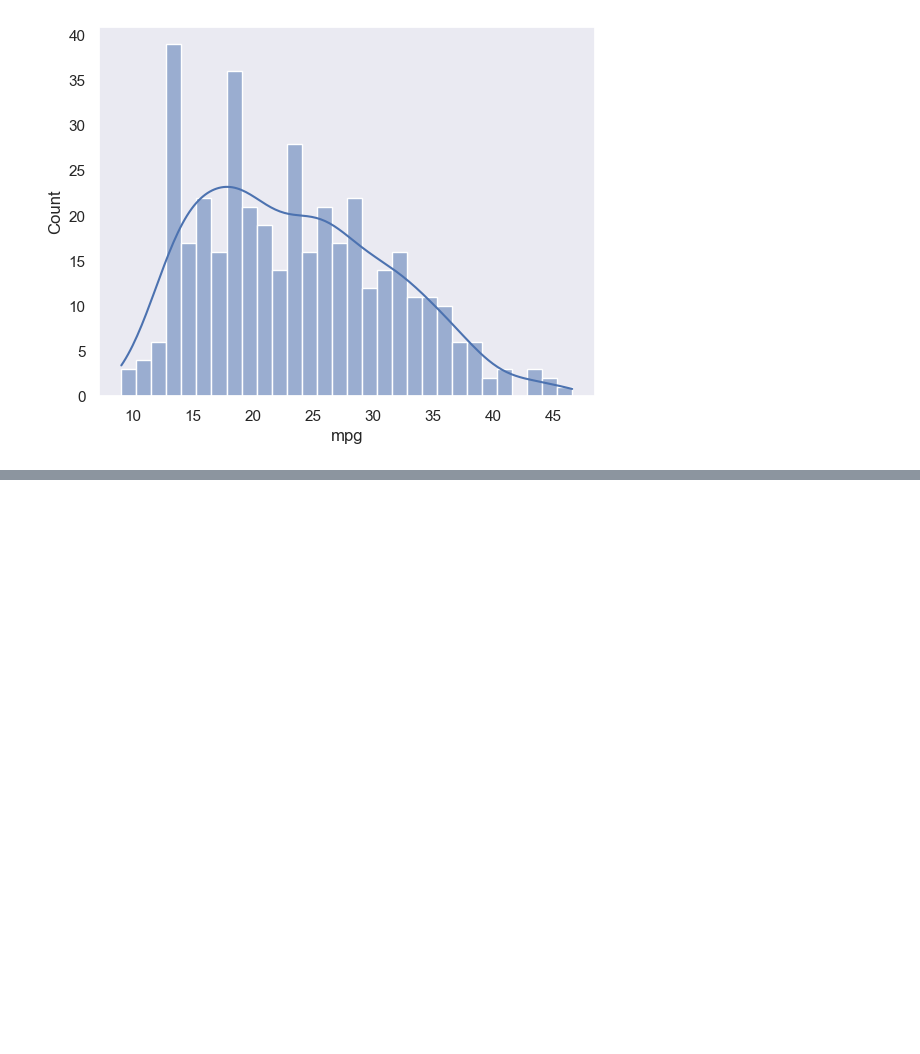
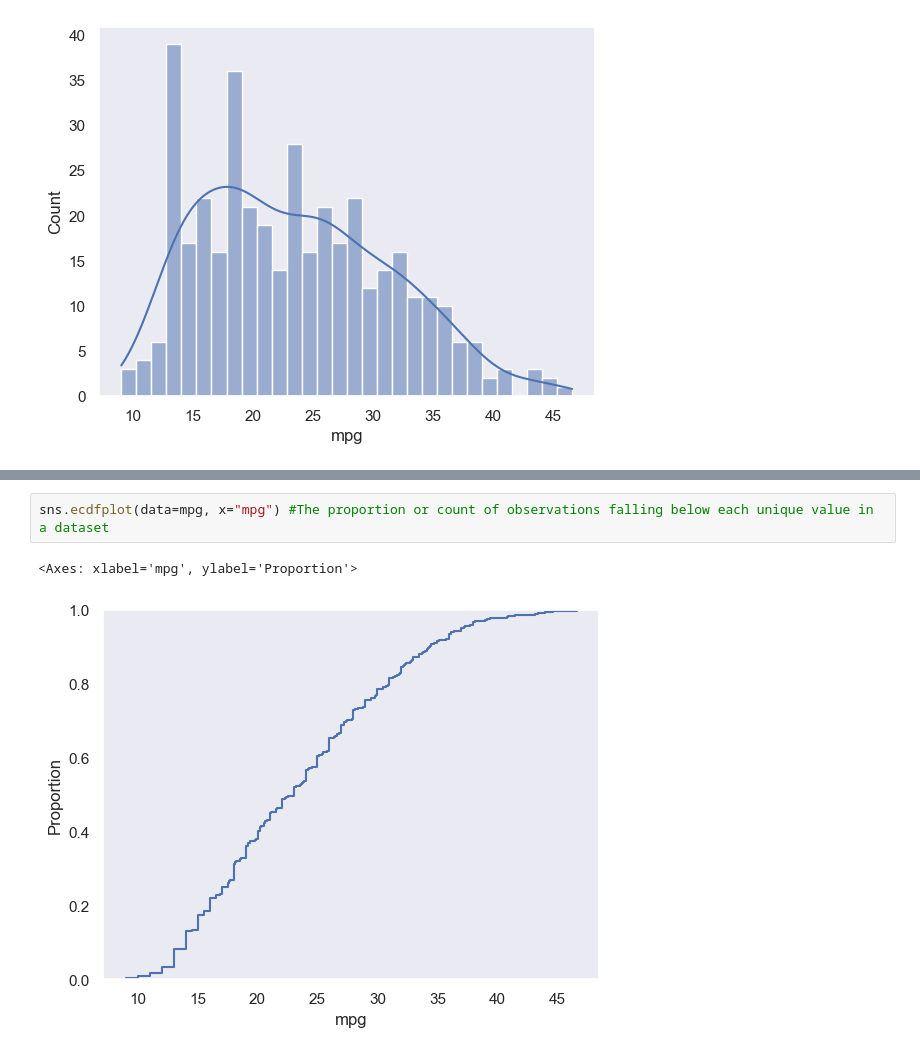
Before and after one commit to BoostanAlireza/Matplotlib-Practice, a Jupyter notebook: seaborn.ipynb, the cells around one changed output, grey strips where cells are left out. Saved outputs shown, nothing was run; the diff lists cells and outputs as text; blank space fills up the shorter version.

```diff
--- a/seaborn.ipynb
+++ b/seaborn.ipynb
@@ -117,0 +123,5 @@ sns.histplot(mpg["mpg"], kde=True, bins=30)
+# %%
+sns.ecdfplot(data=mpg, x="mpg") #The proportion or count of observations falling below each unique value in a dataset
+# %% [output]
+<Axes: xlabel='mpg', ylabel='Proportion'>
+[figure, added]
```
Also changed, not shown: parts of 23 cells of this notebook.
